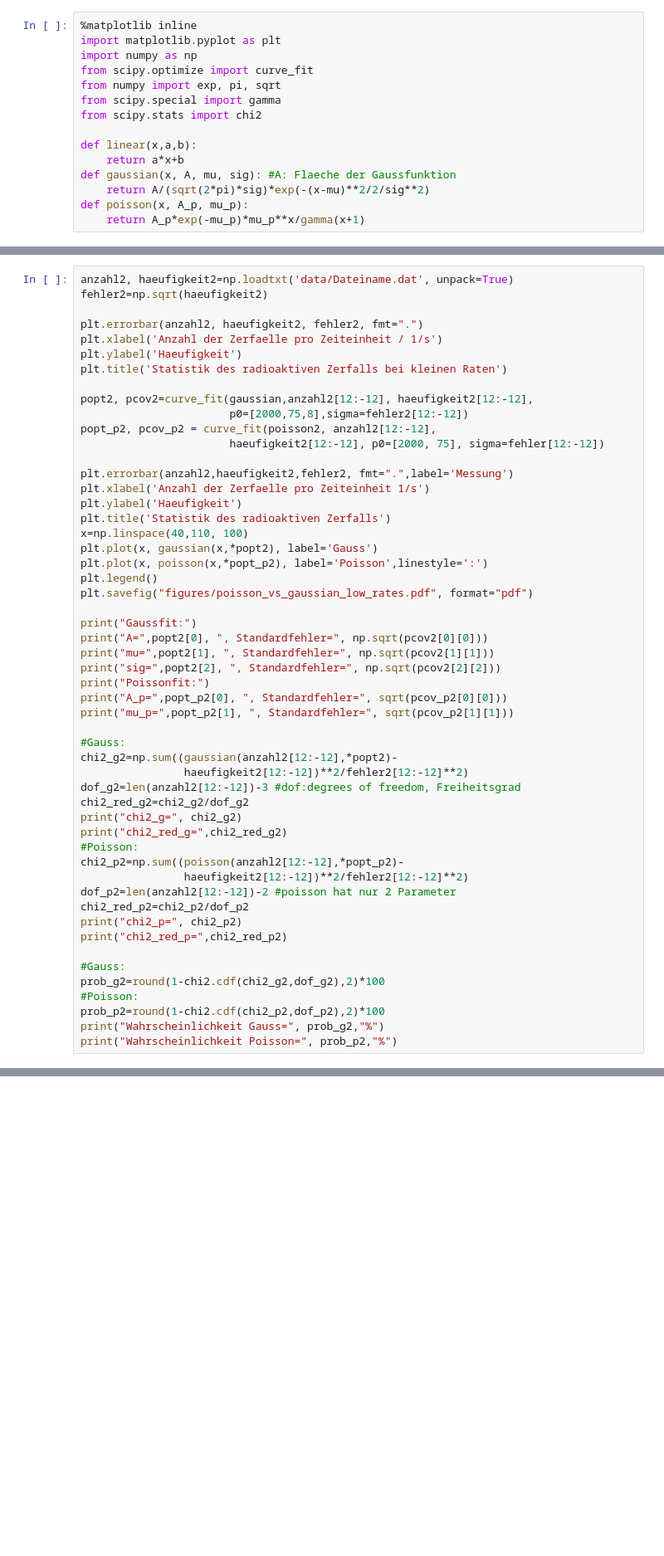
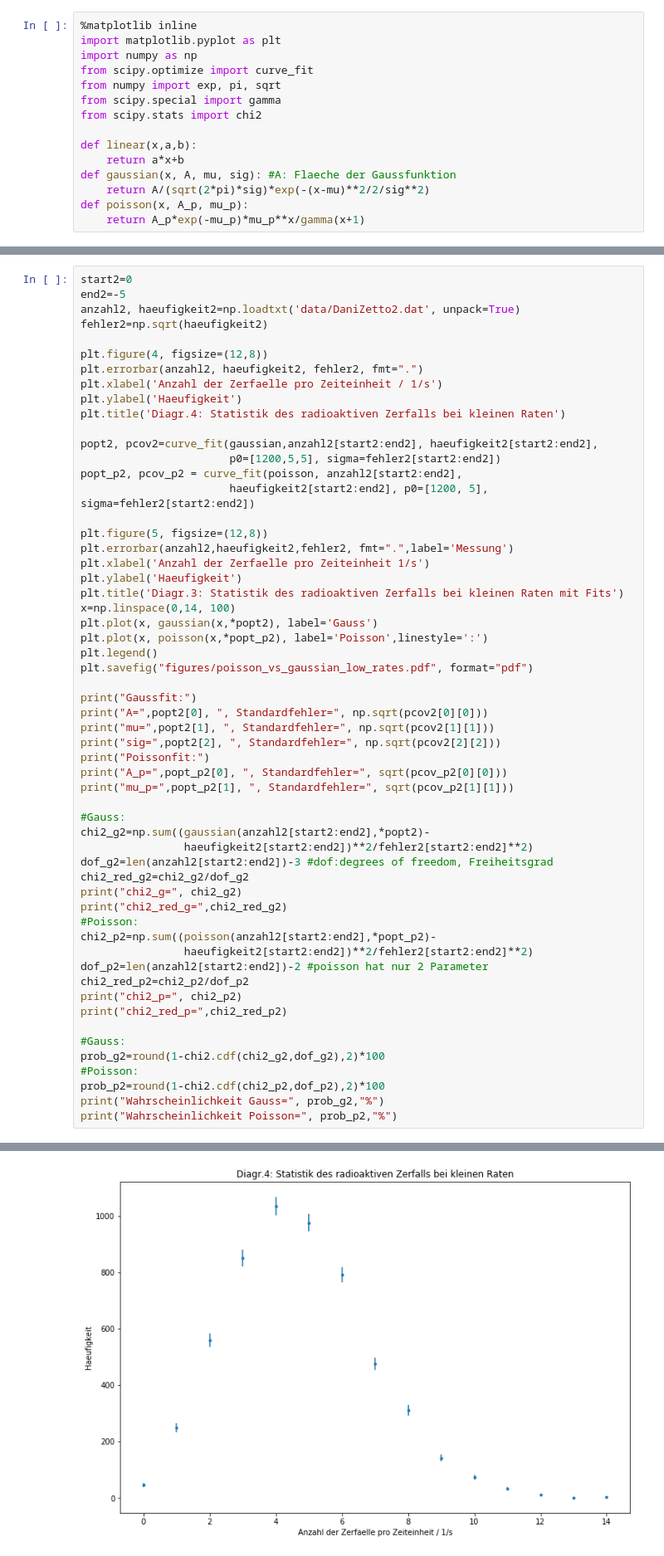
Before and after one commit to Intergalakti/Versuch-251, a Jupyter notebook: Versuch 251 - Statistik.ipynb, the cells around one changed output, grey strips where cells are left out. Shown at 83% size. Cells and saved outputs as stored; diff of their text form; blank space fills up the shorter version.

```diff
--- a/Versuch 251 - Statistik.ipynb
+++ b/Versuch 251 - Statistik.ipynb
@@ -110,22 +121,26 @@ OSError: data/Dateiname.dat not found.
 # %%
-anzahl2, haeufigkeit2=np.loadtxt('data/Dateiname.dat', unpack=True)
+start2=0
+end2=-5
+anzahl2, haeufigkeit2=np.loadtxt('data/DaniZetto2.dat', unpack=True)
 fehler2=np.sqrt(haeufigkeit2)
 
+plt.figure(4, figsize=(12,8))
 plt.errorbar(anzahl2, haeufigkeit2, fehler2, fmt=".")
 plt.xlabel('Anzahl der Zerfaelle pro Zeiteinheit / 1/s')
 plt.ylabel('Haeufigkeit')
-plt.title('Statistik des radioaktiven Zerfalls bei kleinen Raten')
+plt.title('Diagr.4: Statistik des radioaktiven Zerfalls bei kleinen Raten')
 
-popt2, pcov2=curve_fit(gaussian,anzahl2[12:-12], haeufigkeit2[12:-12],
-                       p0=[2000,75,8],sigma=fehler2[12:-12])
-popt_p2, pcov_p2 = curve_fit(poisson2, anzahl2[12:-12],
-                       haeufigkeit2[12:-12], p0=[2000, 75], sigma=fehler[12:-12])
+popt2, pcov2=curve_fit(gaussian,anzahl2[start2:end2], haeufigkeit2[start2:end2],
+                       p0=[1200,5,5], sigma=fehler2[start2:end2])
+popt_p2, pcov_p2 = curve_fit(poisson, anzahl2[start2:end2],
+                       haeufigkeit2[start2:end2], p0=[1200, 5], sigma=fehler2[start2:end2])
 
+plt.figure(5, figsize=(12,8))
 plt.errorbar(anzahl2,haeufigkeit2,fehler2, fmt=".",label='Messung')
 plt.xlabel('Anzahl der Zerfaelle pro Zeiteinheit 1/s')
 plt.ylabel('Haeufigkeit')
-plt.title('Statistik des radioaktiven Zerfalls')
-x=np.linspace(40,110, 100)
+plt.title('Diagr.3: Statistik des radioaktiven Zerfalls bei kleinen Raten mit Fits')
+x=np.linspace(0,14, 100)
 plt.plot(x, gaussian(x,*popt2), label='Gauss')
 plt.plot(x, poisson(x,*popt_p2), label='Poisson',linestyle=':')
 plt.legend()
@@ -140,16 +155,16 @@ print("A_p=",popt_p2[0], ", Standardfehler=", sqrt(pcov_p2[0][0]))
 print("mu_p=",popt_p2[1], ", Standardfehler=", sqrt(pcov_p2[1][1]))
 
 #Gauss:
-chi2_g2=np.sum((gaussian(anzahl2[12:-12],*popt2)-
-                haeufigkeit2[12:-12])**2/fehler2[12:-12]**2)
-dof_g2=len(anzahl2[12:-12])-3 #dof:degrees of freedom, Freiheitsgrad
+chi2_g2=np.sum((gaussian(anzahl2[start2:end2],*popt2)-
+                haeufigkeit2[start2:end2])**2/fehler2[start2:end2]**2)
+dof_g2=len(anzahl2[start2:end2])-3 #dof:degrees of freedom, Freiheitsgrad
 chi2_red_g2=chi2_g2/dof_g2
 print("chi2_g=", chi2_g2)
 print("chi2_red_g=",chi2_red_g2)
 #Poisson:
-chi2_p2=np.sum((poisson(anzahl2[12:-12],*popt_p2)-
-                haeufigkeit2[12:-12])**2/fehler2[12:-12]**2)
-dof_p2=len(anzahl2[12:-12])-2 #poisson hat nur 2 Parameter
+chi2_p2=np.sum((poisson(anzahl2[start2:end2],*popt_p2)-
+                haeufigkeit2[start2:end2])**2/fehler2[start2:end2]**2)
+dof_p2=len(anzahl2[start2:end2])-2 #poisson hat nur 2 Parameter
 chi2_red_p2=chi2_p2/dof_p2
 print("chi2_p=", chi2_p2)
 print("chi2_red_p=",chi2_red_p2)
@@ -164,0 +192 @@ OSError: data/Dateiname.dat not found.
+[figure, added]
```
Also changed, not shown: parts of 3 cells of this notebook.
